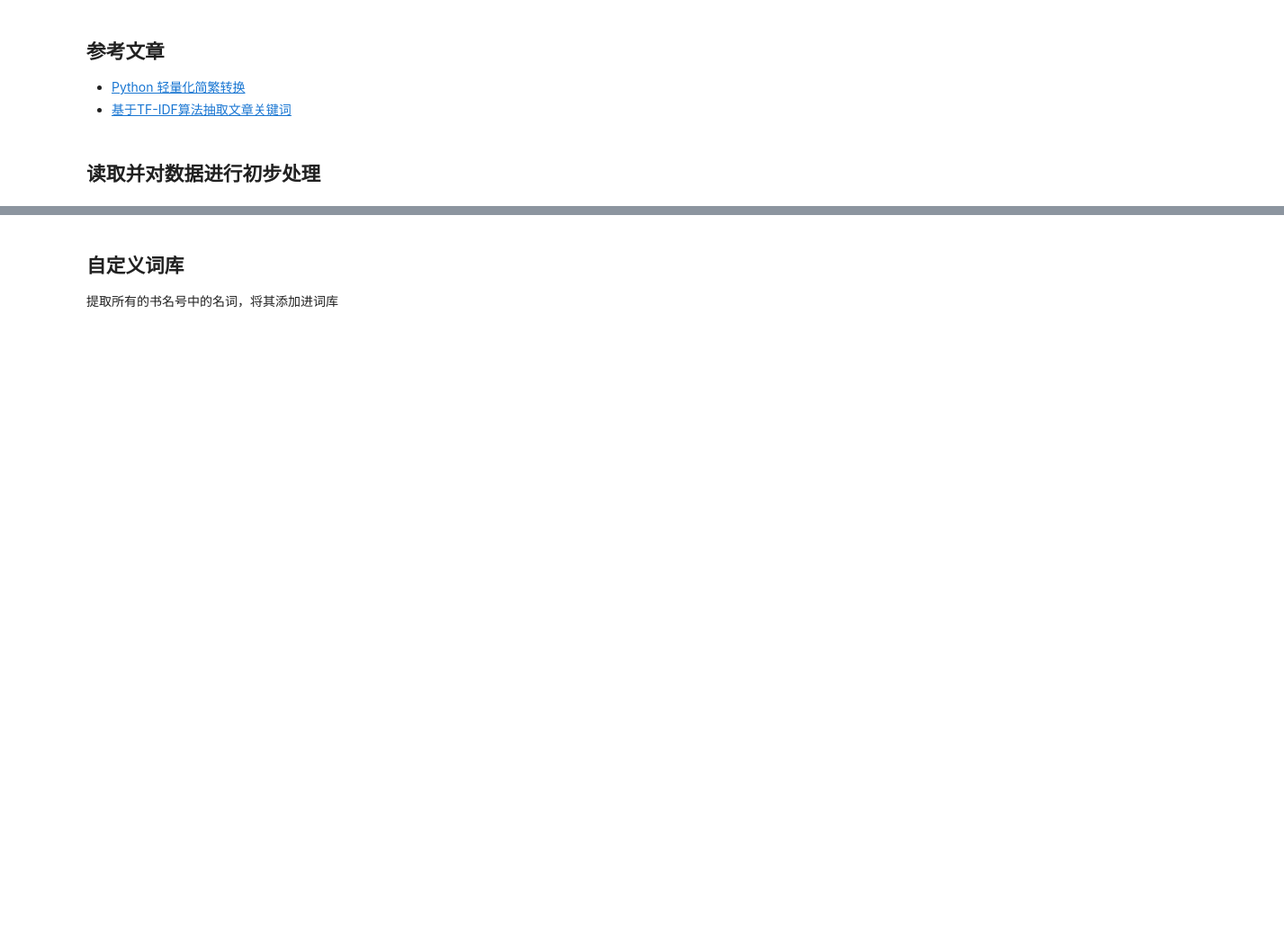
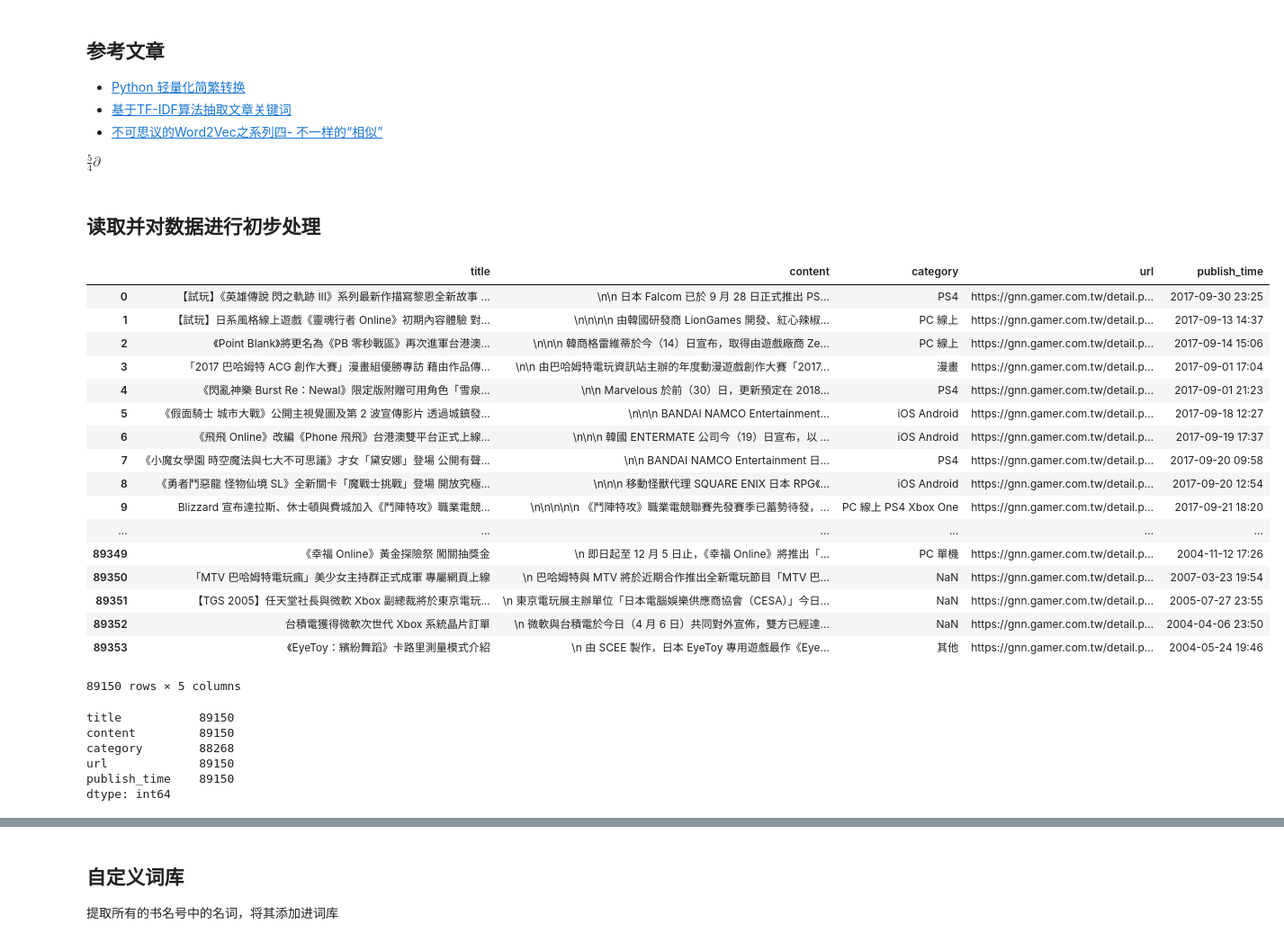
Before and after one commit to game-news/analysis, a Jupyter notebook: gnn_analysis.ipynb, the cells around one changed output, grey strips where cells are left out. Shown at 90% size. Cells and saved outputs as stored; diff of their text form; code cells hidden in the pictures; blank space fills up the shorter version.

```diff
--- a/gnn_analysis.ipynb
+++ b/gnn_analysis.ipynb
@@ -3,6 +3,9 @@
 
 - [Python 轻量化简繁转换](https://zhuanlan.zhihu.com/p/55973055)
 - [基于TF-IDF算法抽取文章关键词](https://zhuanlan.zhihu.com/p/27330205)
+- [不可思议的Word2Vec之系列四- 不一样的“相似”](https://yq.aliyun.com/articles/210398)
+
+$\tfrac{5}{4}\partial $
 # %%
 import pandas as pd
 import numpy as np
@@ -38,3 +41,35 @@ from sklearn.cluster import KMeans
 # %% [markdown]
 ## 读取并对数据进行初步处理
+# %%
+data = pd.read_csv('~/mnt/gamenews_data/gnn_game.csv', index_col=0)
+data = data[pd.notnull(data.content)]
+data
+# %% [output]
+|  | title | content | category | url | publish_time |
+| 0 | 【試玩】《英雄傳說 閃之軌跡 III》系列最新作描寫黎恩全新故事 ... | \n\n 日本 Falcom 已於 9 月 28 日正式推出 PS... | PS4 | https://gnn.gamer.com.tw/detail.p... | 2017-09-30 23:25 |
+| 1 | 【試玩】日系風格線上遊戲《靈魂行者 Online》初期內容體驗 對... | \n\n\n\n 由韓國研發商 LionGames 開發、紅心辣椒... | PC 線上 | https://gnn.gamer.com.tw/detail.p... | 2017-09-13 14:37 |
+| 2 | 《Point Blank》將更名為《PB 零秒戰區》再次進軍台港澳... | \n\n\n 韓商格雷維蒂於今（14）日宣布，取得由遊戲廠商 Ze... | PC 線上 | https://gnn.gamer.com.tw/detail.p... | 2017-09-14 15:06 |
+| 3 | 「2017 巴哈姆特 ACG 創作大賽」漫畫組優勝專訪 藉由作品傳... | \n\n 由巴哈姆特電玩資訊站主辦的年度動漫遊戲創作大賽「2017... | 漫畫 | https://gnn.gamer.com.tw/detail.p... | 2017-09-01 17:04 |
+| 4 | 《閃亂神樂 Burst Re：Newal》限定版附贈可用角色「雪泉... | \n\n Marvelous 於前（30）日，更新預定在 2018... | PS4 | https://gnn.gamer.com.tw/detail.p... | 2017-09-01 21:23 |
+| 5 | 《假面騎士 城市大戰》公開主視覺圖及第 2 波宣傳影片 透過城鎮發... | \n\n\n BANDAI NAMCO Entertainment... | iOS Android | https://gnn.gamer.com.tw/detail.p... | 2017-09-18 12:27 |
+| 6 | 《飛飛 Online》改編《Phone 飛飛》台港澳雙平台正式上線... | \n\n\n 韓國 ENTERMATE 公司今（19）日宣布，以 ... | iOS Android | https://gnn.gamer.com.tw/detail.p... | 2017-09-19 17:37 |
+| 7 | 《小魔女學園 時空魔法與七大不可思議》才女「黛安娜」登場 公開有聲... | \n\n BANDAI NAMCO Entertainment 日... | PS4 | https://gnn.gamer.com.tw/detail.p... | 2017-09-20 09:58 |
+| 8 | 《勇者鬥惡龍 怪物仙境 SL》全新關卡「魔戰士挑戰」登場 開放究極... | \n\n\n 移動怪獸代理 SQUARE ENIX 日本 RPG《... | iOS Android | https://gnn.gamer.com.tw/detail.p... | 2017-09-20 12:54 |
+| 9 | Blizzard 宣布達拉斯、休士頓與費城加入《鬥陣特攻》職業電競... | \n\n\n\n\n 《鬥陣特攻》職業電競聯賽先發賽季已蓄勢待發，... | PC 線上 PS4 Xbox One | https://gnn.gamer.com.tw/detail.p... | 2017-09-21 18:20 |
+| ... | ... | ... | ... | ... | ... |
+| 89349 | 《幸福 Online》黃金探險祭 闖關抽獎金 | \n 即日起至 12 月 5 日止，《幸福 Online》將推出「... | PC 單機 | https://gnn.gamer.com.tw/detail.p... | 2004-11-12 17:26 |
+| 89350 | 「MTV 巴哈姆特電玩瘋」美少女主持群正式成軍 專屬網頁上線 | \n 巴哈姆特與 MTV 將於近期合作推出全新電玩節目「MTV 巴... | NaN | https://gnn.gamer.com.tw/detail.p... | 2007-03-23 19:54 |
+| 89351 | 【TGS 2005】任天堂社長與微軟 Xbox 副總裁將於東京電玩... | \n 東京電玩展主辦單位「日本電腦娛樂供應商協會（CESA）」今日... | NaN | https://gnn.gamer.com.tw/detail.p... | 2005-07-27 23:55 |
+| 89352 | 台積電獲得微軟次世代 Xbox 系統晶片訂單 | \n 微軟與台積電於今日（4 月 6 日）共同對外宣佈，雙方已經達... | NaN | https://gnn.gamer.com.tw/detail.p... | 2004-04-06 23:50 |
+| 89353 | 《EyeToy：繽紛舞蹈》卡路里測量模式介紹 | \n 由 SCEE 製作，日本 EyeToy 專用遊戲最作《Eye... | 其他 | https://gnn.gamer.com.tw/detail.p... | 2004-05-24 19:46 |
+89150 rows × 5 columns
+# %%
+data.count() ## 可以看到，还是有一些是空的
+# %% [output]
+title           89150
+content         89150
+category        88268
+url             89150
+publish_time    89150
+dtype: int64
 # %%
```
Also changed, not shown: parts of 25 cells of this notebook, 1 other file.
